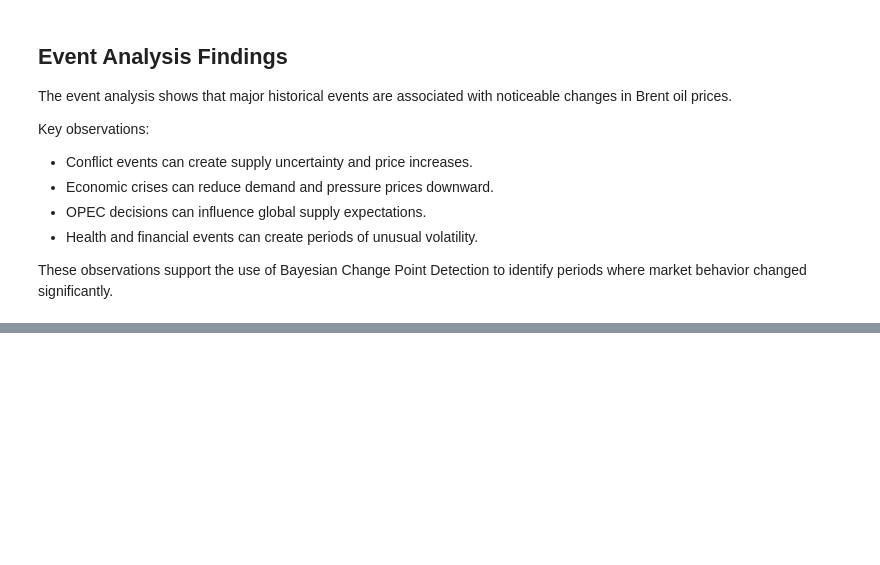
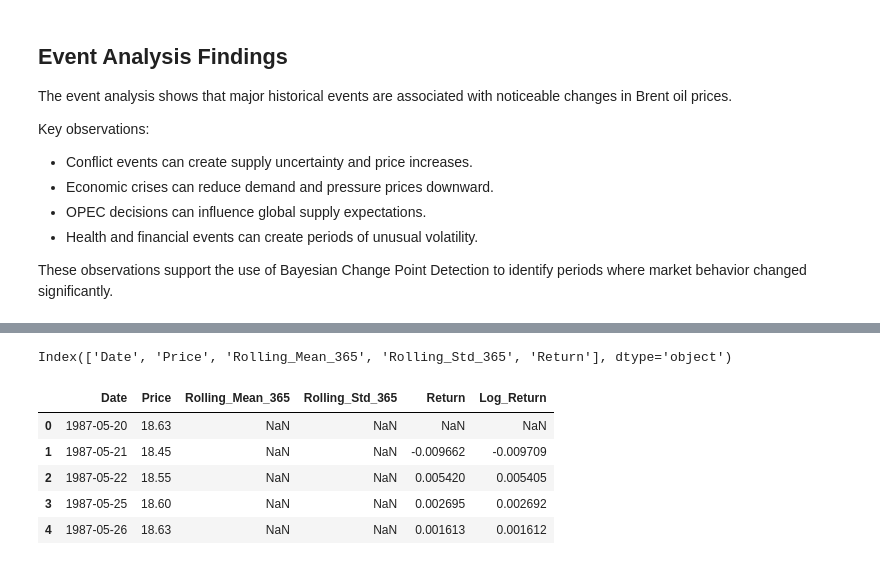
Before and after one commit to hareg10academy21-byte/brent-oil-price-change-point-analysis, a Jupyter notebook: notebooks/01_eda.ipynb, the cells around one changed output, grey strips where cells are left out. Drawn from its saved outputs; the diff is of its cells as text; code cells hidden in the pictures; blank space fills up the shorter version.

```diff
--- a/notebooks/01_eda.ipynb
+++ b/notebooks/01_eda.ipynb
@@ -686,0 +709,17 @@ These observations support the use of Bayesian Change Point Detection to identif
+# %%
+print(df.columns)
+# %% [output]
+Index(['Date', 'Price', 'Rolling_Mean_365', 'Rolling_Std_365', 'Return'], dtype='object')
+# %%
+import numpy as np
+
+df["Log_Return"] = np.log(df["Price"]).diff()
+
+df.head()
+# %% [output]
+|  | Date | Price | Rolling_Mean_365 | Rolling_Std_365 | Return | Log_Return |
+| 0 | 1987-05-20 | 18.63 | NaN | NaN | NaN | NaN |
+| 1 | 1987-05-21 | 18.45 | NaN | NaN | -0.009662 | -0.009709 |
+| 2 | 1987-05-22 | 18.55 | NaN | NaN | 0.005420 | 0.005405 |
+| 3 | 1987-05-25 | 18.60 | NaN | NaN | 0.002695 | 0.002692 |
+| 4 | 1987-05-26 | 18.63 | NaN | NaN | 0.001613 | 0.001612 |
```
Also changed, not shown: parts of 28 cells of this notebook, 1 other file.
